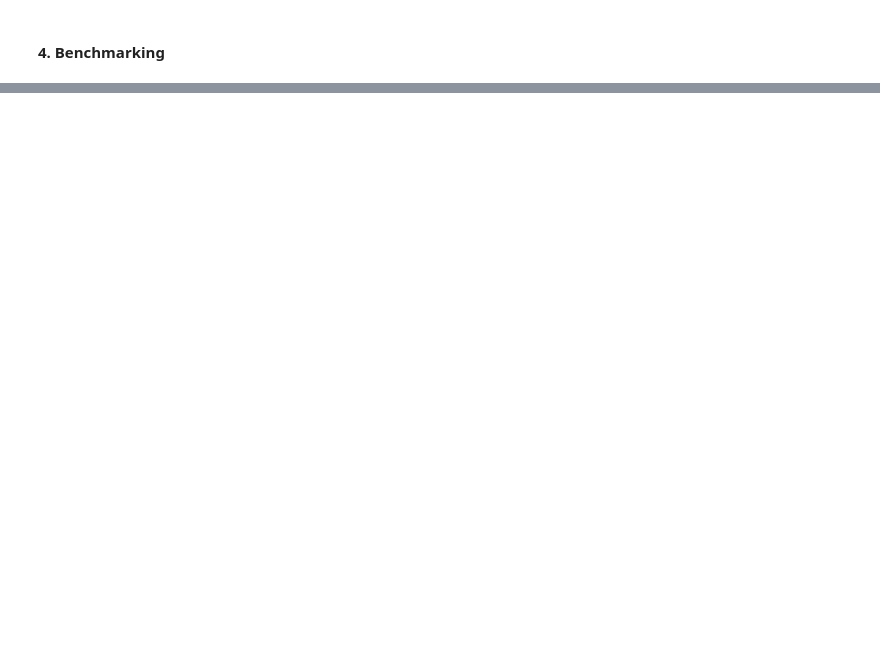
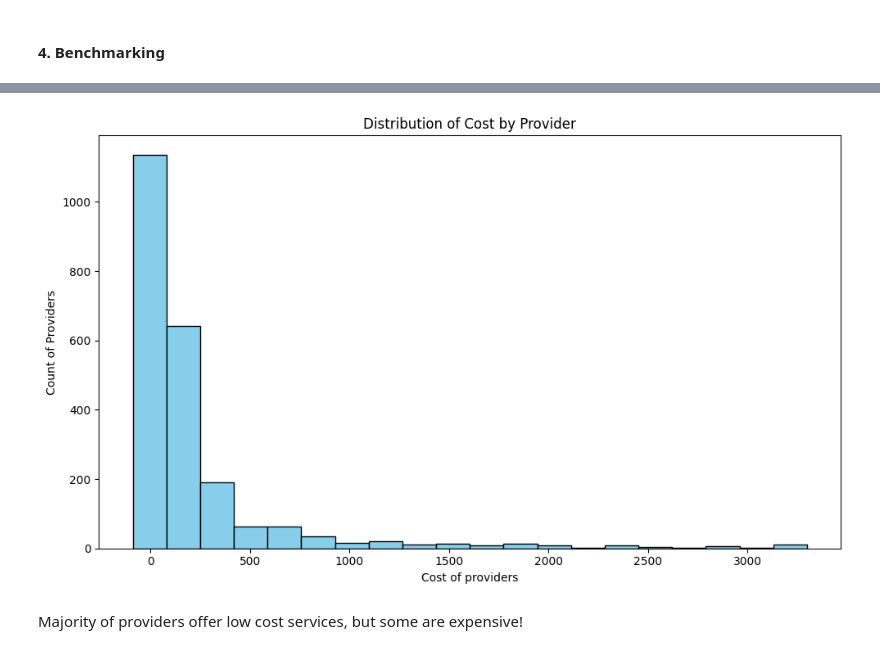
Before and after one commit to suvigyajain0101/Claims, a Jupyter notebook: EDA.ipynb, the cells around one changed output, grey strips where cells are left out. Drawn from its saved outputs; the diff is of its cells as text; code cells hidden in the pictures; blank space fills up the shorter version.

```diff
--- a/EDA.ipynb
+++ b/EDA.ipynb
@@ -257,0 +363,5 @@ Total Payment Amount for the Combination: 3000.0
+# %%
+# 4 - Which providers are consistently expensive across chronic illnesses they treat?
+
+# Group by provider and get total payments
+combination_totals = master_pdf[master_pdf['Chronic_Conditions'] != ''].groupby(['AT_PHYSN_NPI'])['CLM_PMT_AMT'].mean().reset_index()
@@ -257,0 +383,15 @@ Total Payment Amount for the Combination: 3000.0
+# %%
+# Create a histogram of cost distribution
+plt.figure(figsize=(10, 6))
+plt.hist(combination_totals['CLM_PMT_AMT'], bins=20, color='skyblue', edgecolor='black')
+plt.xlabel('Cost of providers')
+plt.ylabel('Count of Providers')
+plt.title('Distribution of Cost by Provider')
+plt.tight_layout()
+
+# Display the plot
+plt.show()
+# %% [output]
+[figure, added]
+# %% [markdown]
+Majority of providers offer low cost services, but some are expensive!
```
Also changed, not shown: parts of 20 cells of this notebook.
